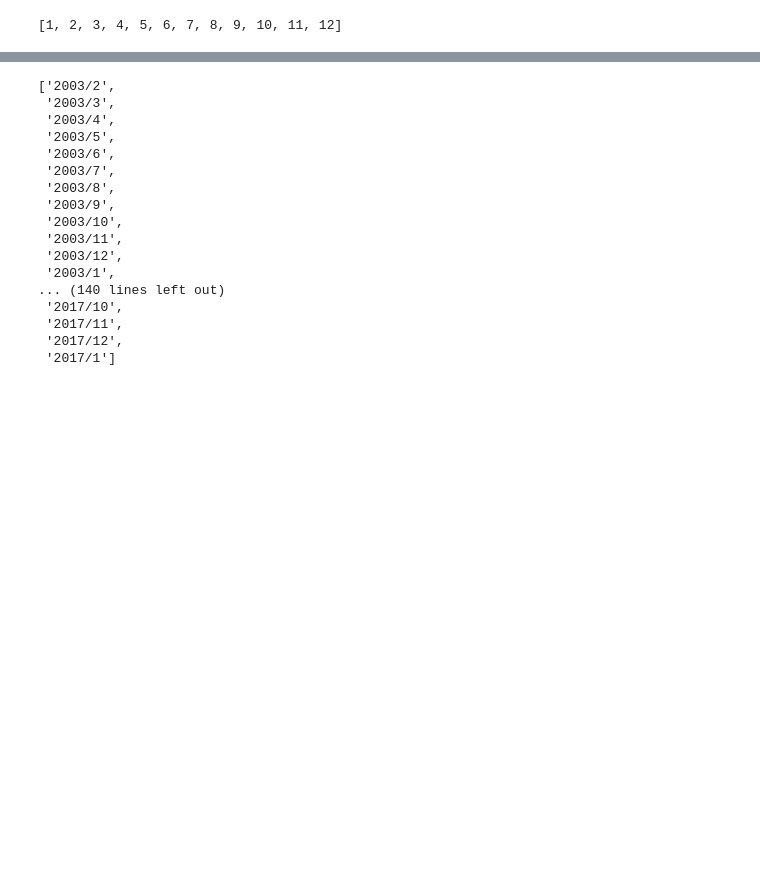
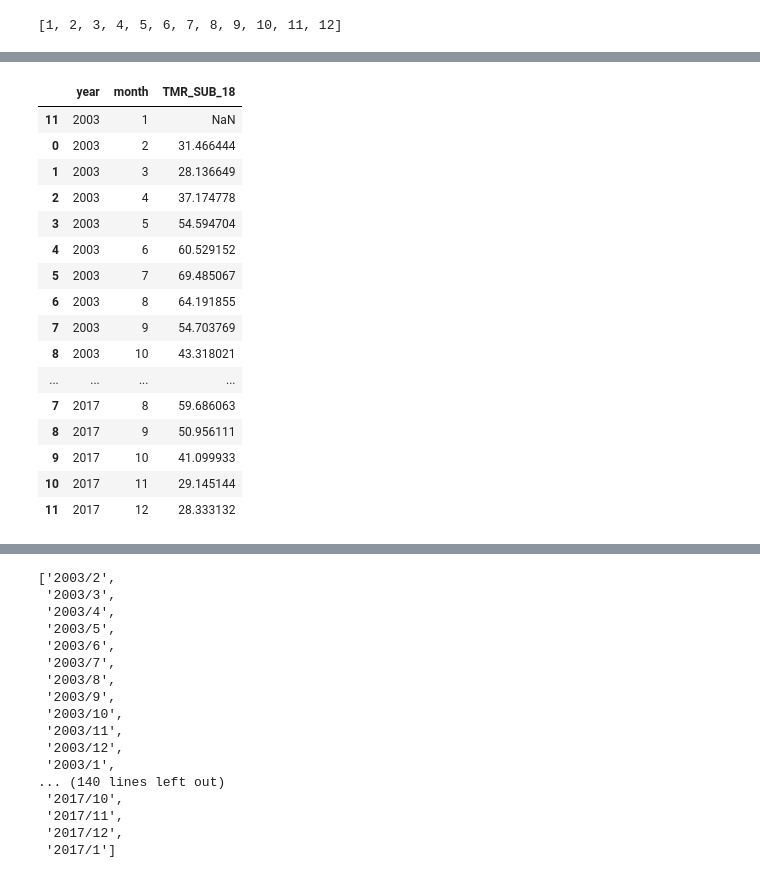
Before and after one commit to erikjamesmason/Temperature_Data_Probe_2, a Jupyter notebook: Temp_data_viz.ipynb, the cells around one changed output, grey strips where cells are left out. Cells and saved outputs as stored; diff of their text form; code cells hidden in the pictures; blank space fills up the shorter version.

```diff
--- a/Temp_data_viz.ipynb
+++ b/Temp_data_viz.ipynb
@@ -39,0 +53,2 @@ month_list
+# %%
+null_month = {'year':year, 'month':month, 'TMR_SUB_18':np.nan}
@@ -39,0 +76,37 @@ month_list
+# %%
+month_list = [1, 2, 3, 4, 5, 6, 7, 8, 9, 10, 11, 12]
+
+new_df_all = pd.DataFrame()
+
+for year in data_test_group.year.unique():
+    months_list_loop = list(data_test_group.loc[data_test_group.year==year].month.unique())
+
+    print(f'count of months: {len(months_list_loop)} \nlist of months: {months_list_loop} \n')
+
+    new_df_group = data_test_group.loc[data_test_group.year==year].groupby(['year',
+                                                                            'month'])['TMR_SUB_18'].mean().reset_index()
+    print(f'new_df_group: \n{new_df_group.head()}')
+
+    print()
+    for month in month_list:
+        if month not in list(new_df_group.month.unique()):
+            print(f'missing month: {month}')
+            null_month = {'year':year, 'month':month, 'TMR_SUB_18':np.nan}
+            print(f'null_month: {null_month}')
+            print(f'null month list size: {len(null_month)}')
+            new_df_group = new_df_group.append(null_month, ignore_index=True)
+
+            print(f'new_df_group shape: \n{new_df_group.shape}')
+            print()
+
+    print(f'new_df unique months: {new_df_group.month.unique()}')
+
+    new_df_all = new_df_all.append(new_df_group)
+
+
+    new_df_all = new_df_all.astype({"year": int, "month": int, 'TMR_SUB_18': float})
+    new_df_all = new_df_all.sort_values(['year', 'month'])
+
+    print()
+    print('*' * 25)
+    print()
@@ -39,0 +131,20 @@ month_list
+# %%
+new_df_all
+# %% [output]
+|  | year | month | TMR_SUB_18 |
+| 11 | 2003 | 1 | NaN |
+| 0 | 2003 | 2 | 31.466444 |
+| 1 | 2003 | 3 | 28.136649 |
+| 2 | 2003 | 4 | 37.174778 |
+| 3 | 2003 | 5 | 54.594704 |
+| 4 | 2003 | 6 | 60.529152 |
+| 5 | 2003 | 7 | 69.485067 |
+| 6 | 2003 | 8 | 64.191855 |
+| 7 | 2003 | 9 | 54.703769 |
+| 8 | 2003 | 10 | 43.318021 |
+| ... | ... | ... | ... |
+| 7 | 2017 | 8 | 59.686063 |
+| 8 | 2017 | 9 | 50.956111 |
+| 9 | 2017 | 10 | 41.099933 |
+| 10 | 2017 | 11 | 29.145144 |
+| 11 | 2017 | 12 | 28.333132 |
```
Also changed, not shown: parts of 13 cells of this notebook.
